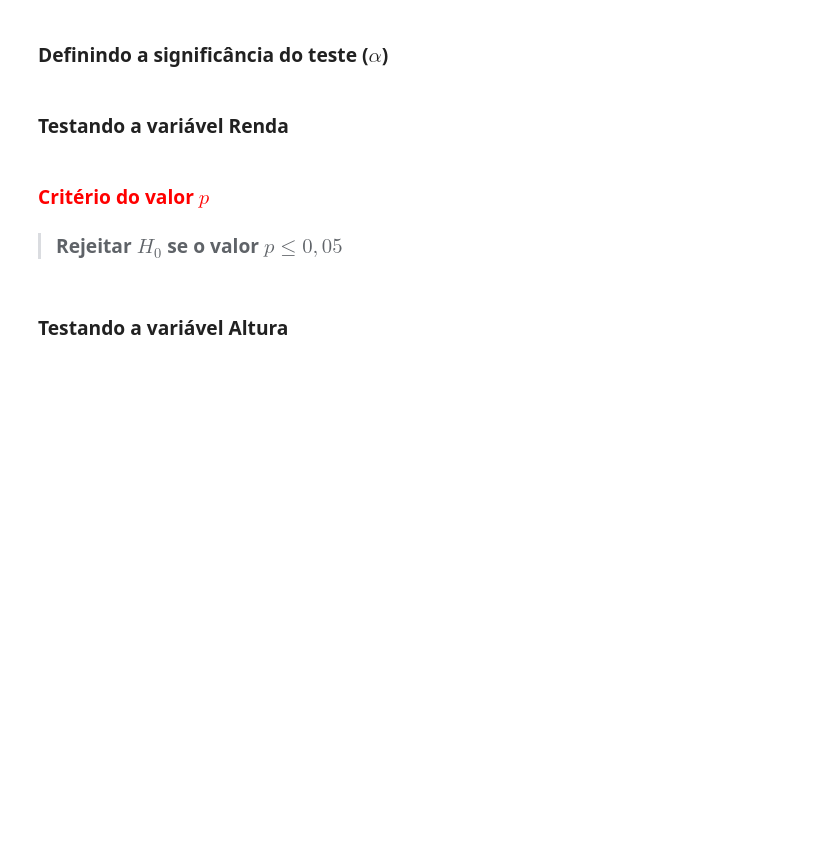
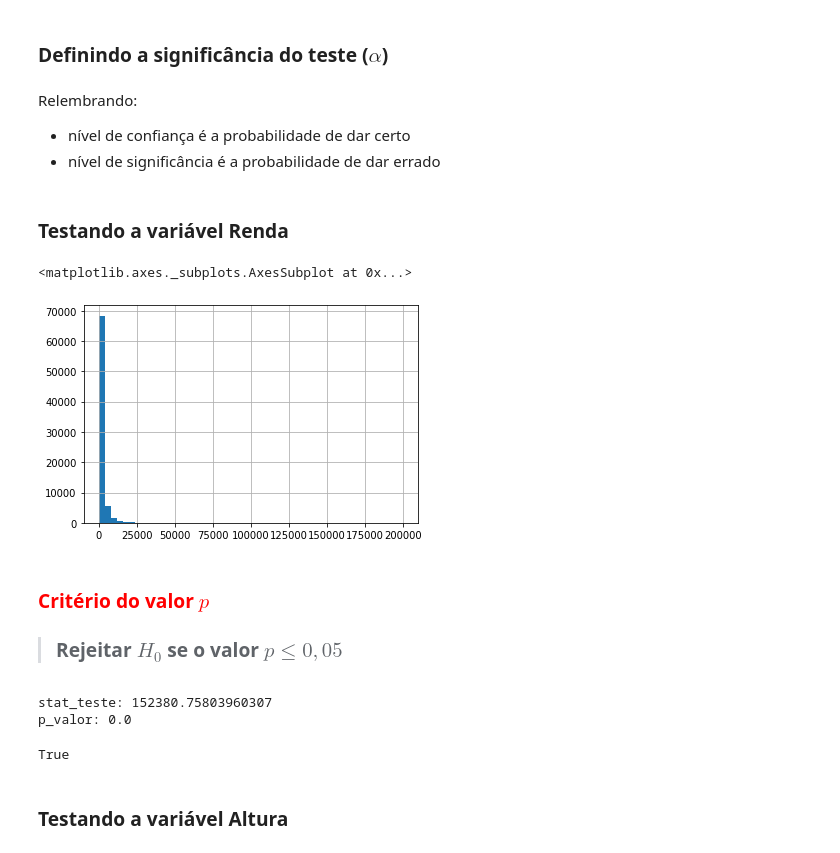
Before and after one commit to erikamarchi/estatistica-com-python-parte-3-testes-de-hipoteses, a Jupyter notebook: Curso_de_Estatística_Parte_3.ipynb, the cells around one changed output. Cells and saved outputs as stored; diff of their text form; code cells hidden in the pictures; blank space fills up the shorter version.

Commit message:
Executa teste de normalidade nas variáveis renda e altura

```diff
--- a/Curso_de_Estatística_Parte_3.ipynb
+++ b/Curso_de_Estatística_Parte_3.ipynb
@@ -125,0 +129,2 @@ https://pandas.pydata.org/
+# %%
+dados = pd.read_csv("dados.csv")
@@ -138,3 +154,9 @@ https://docs.scipy.org/doc/scipy/reference/generated/scipy.stats.normaltest.html
 A função *normaltest* testa a hipótese nula $H_0$ de que a amostra é proveniente de uma distribuição normal.
 # %% [markdown]
 ### Definindo a significância do teste ($\alpha$)
+# %% [markdown]
+Relembrando:
+
+
+*   nível de confiança é a probabilidade de dar certo
+*   nível de significância é a probabilidade de dar errado
@@ -141,8 +165,23 @@ A função *normaltest* testa a hipótese nula $H_0$ de que a amostra é proveni
 # %% [markdown]
 ### Testando a variável Renda
+# %%
+dados.Renda.hist(bins = 50)
+# %% [output]
+<matplotlib.axes._subplots.AxesSubplot at 0x...>
+[figure, added]
 # %% [markdown]
 ### <font color='red'>Critério do valor $p$</font>
 
 > ### Rejeitar $H_0$ se o valor $p\leq 0,05$
+# %%
+stat_teste, p_valor = normaltest(dados.Renda)
+print(f'stat_teste: {stat_teste} \np_valor: {p_valor}')
+# %% [output]
+stat_teste: 152380.75803960307
+p_valor: 0.0
+# %%
+p_valor <= significancia
+# %% [output]
+True
 # %% [markdown]
 ### Testando a variável Altura
```
Also changed, not shown: parts of 9 cells of this notebook.
